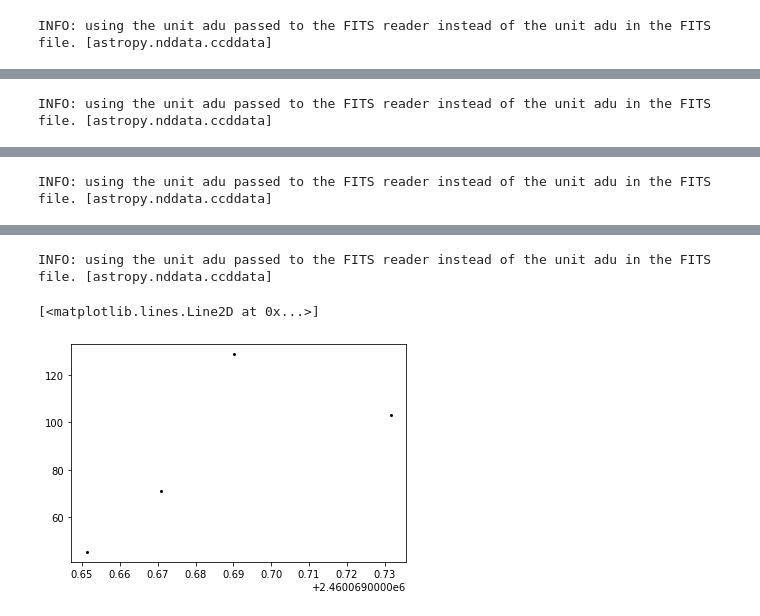
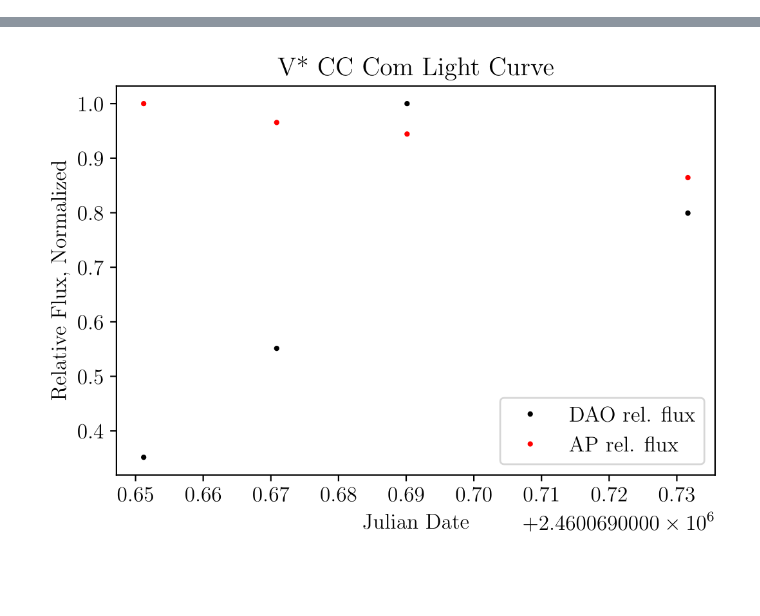
Before and after one commit to matt-ketk/astr-480, a Jupyter notebook: analysis/TimeSeries.ipynb, the cells around one changed output, grey strips where cells are left out. Drawn from its saved outputs; the diff is of its cells as text; code cells hidden in the pictures; blank space fills up the shorter version.

```diff
--- a/analysis/TimeSeries.ipynb
+++ b/analysis/TimeSeries.ipynb
@@ -29,4 +33,14 @@ def parse_timeseries_data(images_dir):
     )
 
     return light_curve
+# %%
+matplotlib.use('pgf')
+matplotlib.rcParams.update({
+    'pgf.texsystem': 'pdflatex',
+    'font.family': 'serif',
+    'text.usetex': True,
+    'pgf.rcfonts': False,
+})
+matplotlib.rcParams['figure.dpi'] = 200
+matplotlib.rcParams['font.size'] = 12
 # %%
@@ -54,4 +62,15 @@ INFO: using the unit adu passed to the FITS reader instead of the unit adu in th
 # %%
-tz_lightcurve = parse_timeseries_data(tz_boo_reduced)
-plt.plot(tz_lightcurve.time_bin_start.jd, tz_lightcurve['flux'], 'k.', markersize=4)
+tz_lightcurve = BinnedTimeSeries.read(
+    './results/tzboo_results.csv',
+    time_bin_start_column='time_bin_start',
+    time_bin_size_column='time_bin_size',
+    time_bin_size_unit=u.s
+)
+plt.plot(tz_lightcurve.time_bin_start.jd, tz_lightcurve['DAO flux'] / tz_lightcurve['DAO flux'].max(), 'k.', markersize=4, label='DAO rel. flux')
+plt.plot(tz_lightcurve.time_bin_start.jd, tz_lightcurve['AP flux'] / tz_lightcurve['AP flux'].max(), 'r.', markersize=4, label='AP rel. flux')
+plt.legend()
+plt.xlabel('Julian Date')
+plt.ylabel('Relative Flux, Normalized')
+plt.title('V* CC Com Light Curve')
+plt.savefig('../paper/figures/tz-boo_lightcurve.png')
 # %% [output]
@@ -65 +76,0 @@ WARNING:astropy:FITSFixedWarning: 'datfix' made the change 'Set MJD-OBS to 60069
-INFO: using the unit adu passed to the FITS reader instead of the unit adu in the FITS file. [astropy.nddata.ccddata]
@@ -69 +76,0 @@ WARNING:astropy:FITSFixedWarning: 'datfix' made the change 'Set MJD-OBS to 60069
-INFO: using the unit adu passed to the FITS reader instead of the unit adu in the FITS file. [astropy.nddata.ccddata]
@@ -73 +76,0 @@ WARNING:astropy:FITSFixedWarning: 'datfix' made the change 'Set MJD-OBS to 60069
-INFO: using the unit adu passed to the FITS reader instead of the unit adu in the FITS file. [astropy.nddata.ccddata]
@@ -77,3 +77 @@ WARNING:astropy:FITSFixedWarning: 'datfix' made the change 'Set MJD-OBS to 60069
-INFO: using the unit adu passed to the FITS reader instead of the unit adu in the FITS file. [astropy.nddata.ccddata]
-[<matplotlib.lines.Line2D at 0x...>]
-[figure, old version]
+[figure, new version]
```
Also changed, not shown: parts of 4 cells of this notebook, 15 other files.
